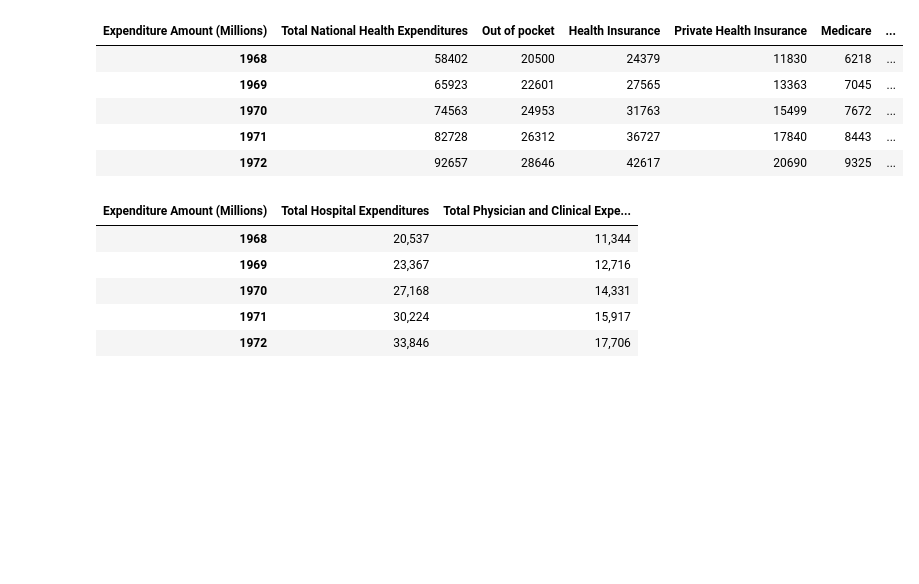
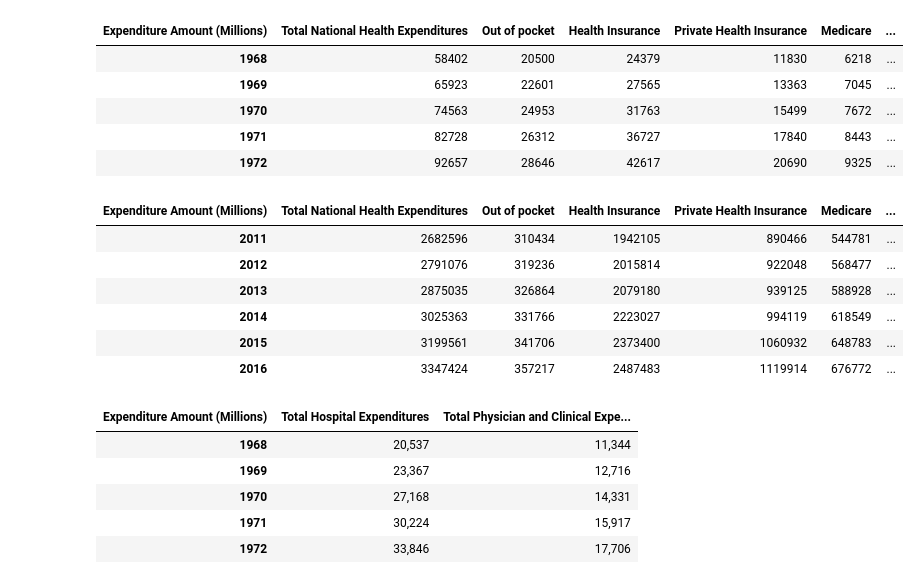
Before and after one commit to Rshn8411/project1, a Jupyter notebook: historical_data_extended.ipynb, the cells around one changed output. Drawn from its saved outputs; the diff is of its cells as text; code cells hidden in the pictures; blank space fills up the shorter version.

Commit message:
cleaned data related to 2011-2016 and made new folder for it

```diff
--- a/historical_data_extended.ipynb
+++ b/historical_data_extended.ipynb
@@ -59,6 +59,22 @@ total_national_expenditures.head()
 | 1970 | 74563 | 24953 | 31763 | 15499 | 7672 | ... |
 | 1971 | 82728 | 26312 | 36727 | 17840 | 8443 | ... |
 | 1972 | 92657 | 28646 | 42617 | 20690 | 9325 | ... |
+# %%
+# df holding years 2011-2016
+limit_national_expenditures = total_national_expenditures.iloc[43:49,:]
+
+# Save as csv
+limit_national_expenditures.to_csv('Clean_2011_2016/total_national_expenditures2011-216.csv',
+                                        index = True, header = True)
+limit_national_expenditures
+# %% [output]
+| Expenditure Amount (Millions) | Total National Health Expenditures | Out of pocket | Health Insurance | Private Health Insurance | Medicare | ... |
+| 2011 | 2682596 | 310434 | 1942105 | 890466 | 544781 | ... |
+| 2012 | 2791076 | 319236 | 2015814 | 922048 | 568477 | ... |
+| 2013 | 2875035 | 326864 | 2079180 | 939125 | 588928 | ... |
+| 2014 | 3025363 | 331766 | 2223027 | 994119 | 618549 | ... |
+| 2015 | 3199561 | 341706 | 2373400 | 1060932 | 648783 | ... |
+| 2016 | 3347424 | 357217 | 2487483 | 1119914 | 676772 | ... |
 # %%
 # df used to compare hospital vs clinics expenditures
 hospital_vs_clinics_data = hc_summary_extendedversion.iloc[[100,130], :]
```
Also changed, not shown: parts of 3 cells of this notebook, 27 other files.
